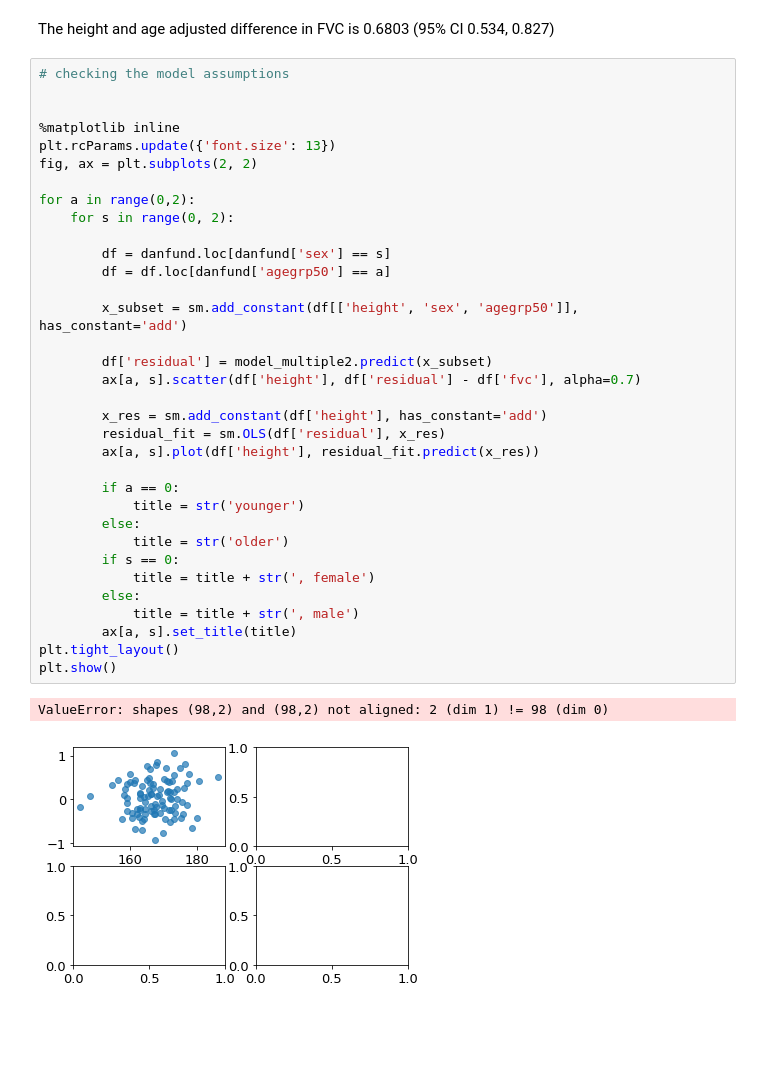
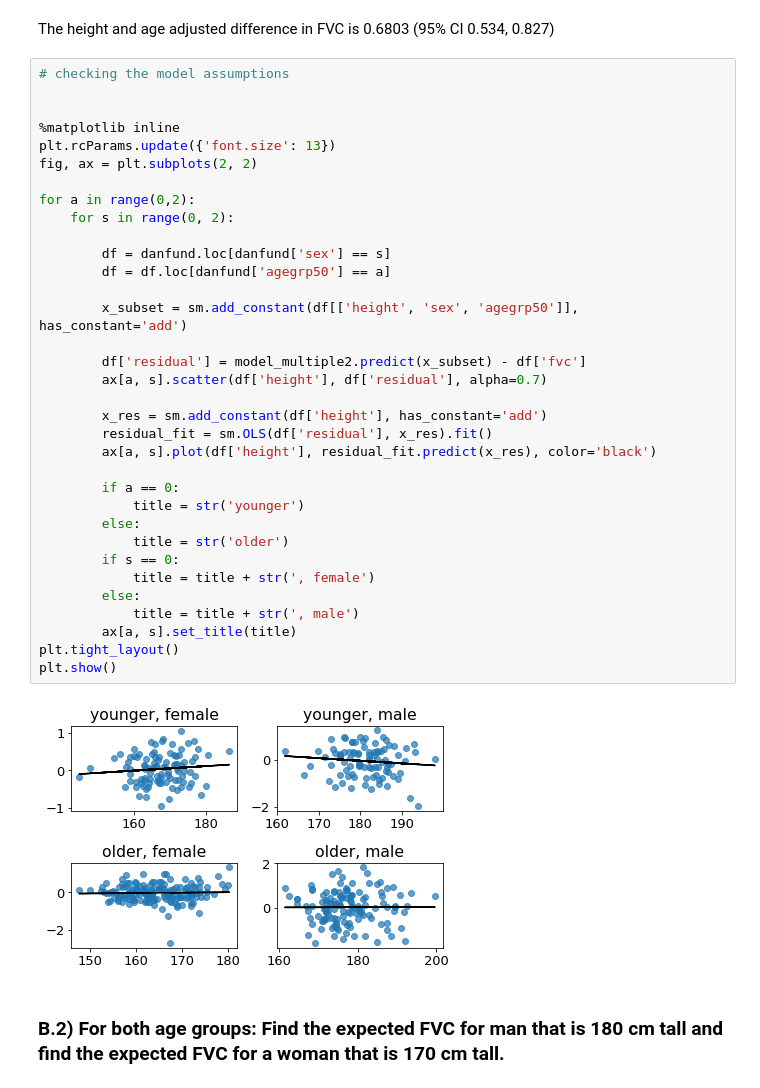
Before and after one commit to liavaldetaro/Biostatistics, a Jupyter notebook: day_5_exercise_2.ipynb, the cells around one changed output. Saved outputs shown, nothing was run; the diff lists cells and outputs as text; blank space fills up the shorter version.

```diff
--- a/day_5_exercise_2.ipynb
+++ b/day_5_exercise_2.ipynb
@@ -339,36 +342,37 @@ The height and age adjusted difference in FVC is 0.6803 (95% CI 0.534, 0.827)
 # checking the model assumptions
 
 
 %matplotlib inline
 plt.rcParams.update({'font.size': 13})
 fig, ax = plt.subplots(2, 2)
 
 for a in range(0,2):
     for s in range(0, 2):
 
         df = danfund.loc[danfund['sex'] == s]
         df = df.loc[danfund['agegrp50'] == a]
 
         x_subset = sm.add_constant(df[['height', 'sex', 'agegrp50']], has_constant='add')
 
-        df['residual'] = model_multiple2.predict(x_subset)
-        ax[a, s].scatter(df['height'], df['residual'] - df['fvc'], alpha=0.7)
+        df['residual'] = model_multiple2.predict(x_subset) - df['fvc']
+        ax[a, s].scatter(df['height'], df['residual'], alpha=0.7)
 
         x_res = sm.add_constant(df['height'], has_constant='add')
-        residual_fit = sm.OLS(df['residual'], x_res)
-        ax[a, s].plot(df['height'], residual_fit.predict(x_res))
+        residual_fit = sm.OLS(df['residual'], x_res).fit()
+        ax[a, s].plot(df['height'], residual_fit.predict(x_res), color='black')
 
         if a == 0:
             title = str('younger')
         else:
             title = str('older')
         if s == 0:
             title = title + str(', female')
         else:
             title = title + str(', male')
         ax[a, s].set_title(title)
 plt.tight_layout()
 plt.show()
 # %% [output]
-ValueError: shapes (98,2) and (98,2) not aligned: 2 (dim 1) != 98 (dim 0)
-[figure, old version]
+[figure, new version]
+# %% [markdown]
+### B.2) For both age groups: Find the expected FVC for man that is 180 cm tall and find the expected FVC for a woman that is 170 cm tall.
```
Also changed, not shown: parts of 11 cells of this notebook.
